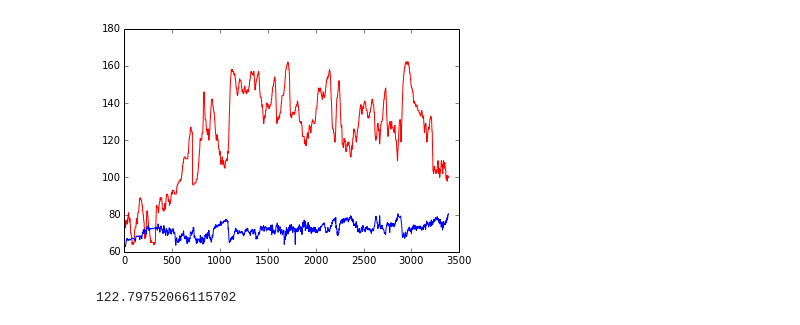
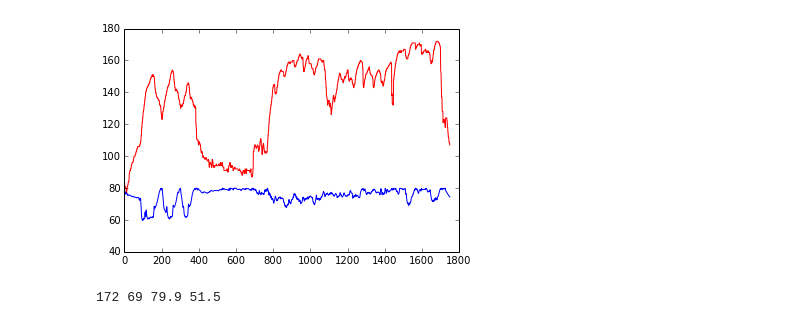
Before and after one commit to toddjm/projects, a Jupyter notebook: cycling/Smo2_HR.ipynb, the cells around one changed output. Drawn from its saved outputs; the diff is of its cells as text; code cells hidden in the pictures.

```diff
--- a/cycling/Smo2_HR.ipynb
+++ b/cycling/Smo2_HR.ipynb
@@ -4,14 +4,14 @@ import numpy as np
 %matplotlib inline
 import matplotlib.pyplot as plt
 # %%
-activity = pd.read_csv('activity.csv', skiprows=5)
+activity = pd.read_csv('tabata_20151210.csv', skiprows=5)  # Read in activity file.
 # %%
-activity['ts'] = activity['1']
-activity['hr'] = activity['1.1']
-activity['mo2'] = activity['1.2']
+activity['ts'] = activity['1']  # Rename column for timestamp.
+activity['hr'] = activity['1.1']  # Rename column for heart rate.
+activity['smo2'] = activity['1.2']  # Rename column for smo2.
 # %%
-activity = activity[['ts', 'hr', 'mo2']].dropna(how='any')
+activity = activity[['ts', 'hr', 'smo2']].dropna(how='any')  # Drop NaN values.
 # %%
-plt.plot(activity['hr'], 'r-', activity['mo2'], 'b-'); plt.show()
+plt.plot(activity['hr'][500:2250], 'r-', activity['smo2'][500:2250], 'b-'); plt.show()  # Have a look at the data.
 # %% [output]
-[figure, old version]
+[figure, new version]
@@ -22,4 +18,4 @@ activity = activity[activity.mo2 > 55]
-# %%
-activity.hr.mean()
-# %% [output]
-122.79752066115702
+# %%
+print(activity.hr.max(), activity.hr.min(), activity.smo2.max(), activity.smo2.min())
+# %% [output]
+172 69 79.9 51.5
```
Also changed, not shown: parts of 5 cells of this notebook, 2 other files.
